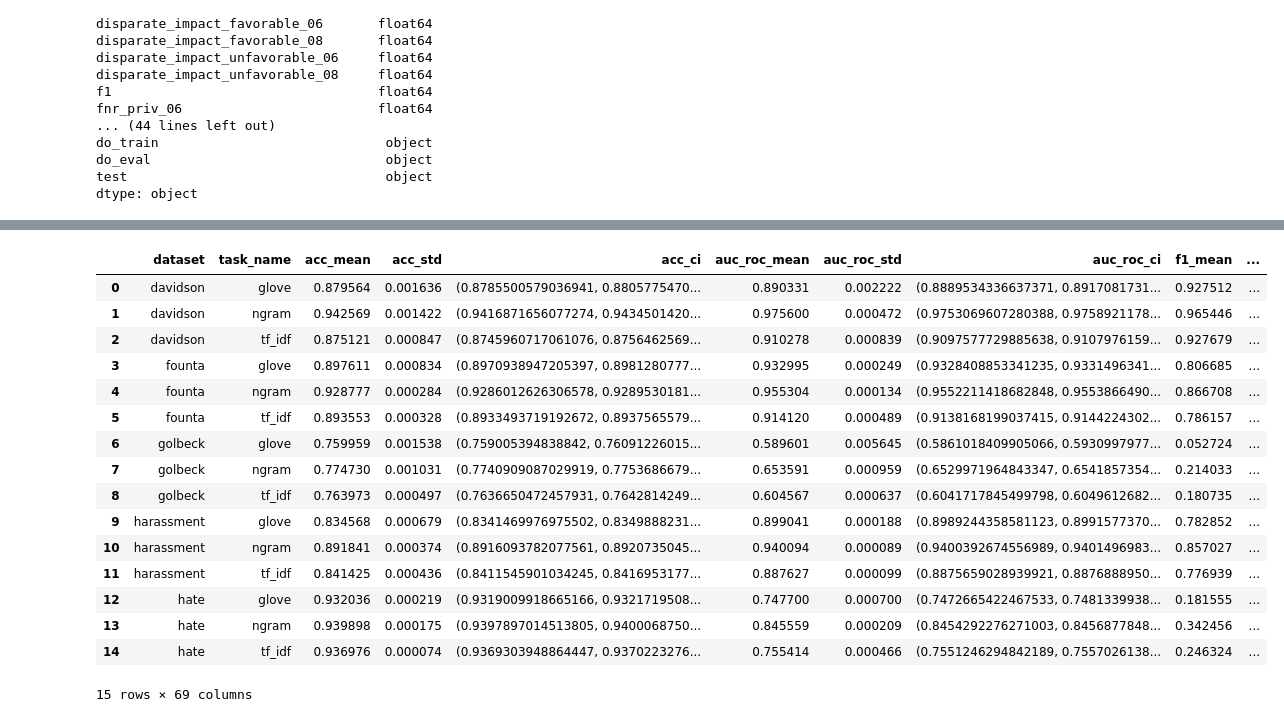
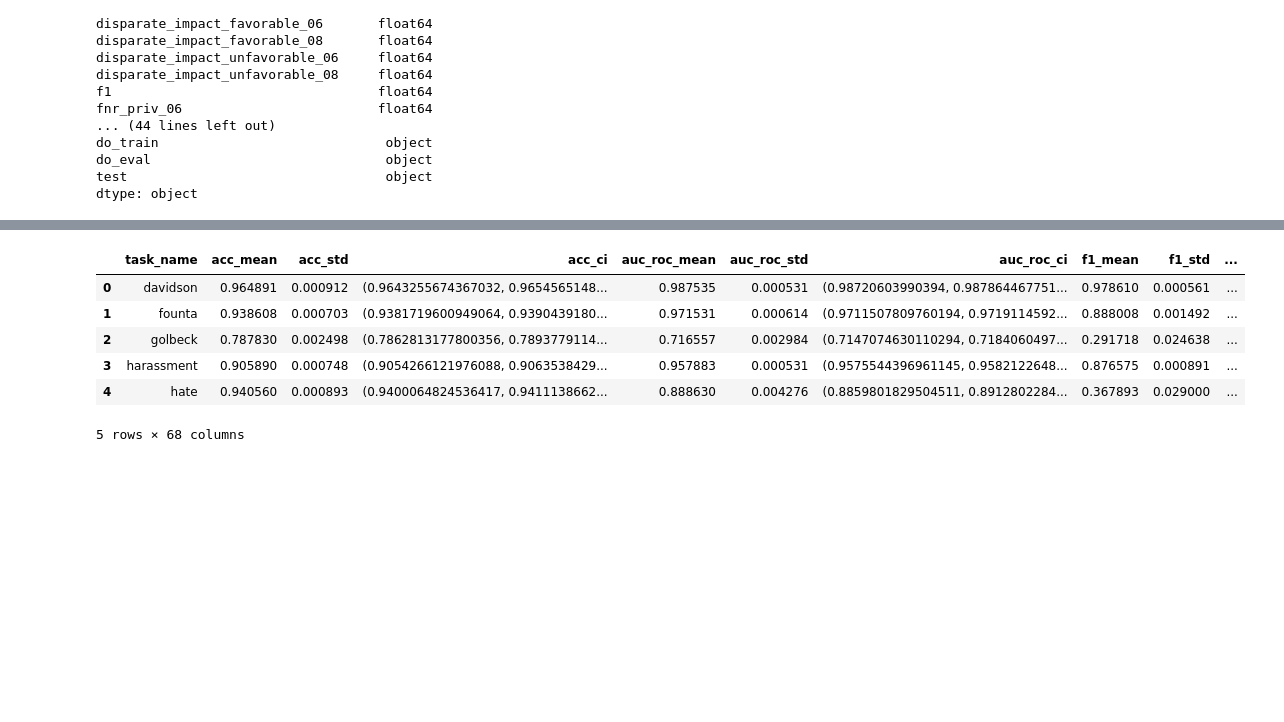
Before and after one commit to matanhalevy/DebiasingHateDetectionAAE, a Jupyter notebook: notebooks/gridsearch_results_expl.ipynb, the cells around one changed output, grey strips where cells are left out. Saved outputs shown, nothing was run; the diff lists cells and outputs as text; code cells hidden in the pictures; blank space fills up the shorter version.

```diff
--- a/notebooks/gridsearch_results_expl.ipynb
+++ b/notebooks/gridsearch_results_expl.ipynb
@@ -145,3 +145,10 @@ do_train                             object
 do_eval                              object
 test                                 object
 dtype: object
+# %%
+f = pd.read_csv(
+                    filepath_or_buffer=f'{root}bert_oc_results/founta_1/eval_results_0_test_founta.txt',
+                    delimiter='=',
+                    header=None,
+            )
+f
@@ -148,20 +173,25 @@ dtype: object
+# %%
+f.replace(' None', 0, inplace=True)
+f[1] = f[1].astype(float)
 # %%
 # seeds aggregate
 
 result_val = None
 result_test = None
-pattern_dev = 'eval_results_dev'
-pattern_test = 'eval_results_test'
-for subdir in os.listdir(f'{root}log_reg_results'):
-    for file in os.listdir(f'{root}log_reg_results/{subdir}/'):
+pattern_dev = 'eval_results_0_dev'
+pattern_test = 'eval_results_0_test'
+for subdir in os.listdir(f'{root}bert_oc_results'):
+    for file in os.listdir(f'{root}bert_oc_results/{subdir}/'):
         if re.match(pattern_dev, file):
+            # print(f'{root}bert_oc_results/{subdir}/{file}')
             f = pd.read_csv(
-                    filepath_or_buffer=f'{root}log_reg_results/{subdir}/{file}',
+                    filepath_or_buffer=f'{root}bert_oc_results/{subdir}/{file}',
                     delimiter='=',
                     header=None,
                 )
+            f.replace(' None', 0, inplace=True)
             f[1] = f[1].astype(float)
-            args = pd.read_json(f'{root}log_reg_results/{subdir}/args.json', typ='series', dtype=str)
+            args = pd.read_json(f'{root}bert_oc_results/{subdir}/args.json', typ='series', dtype=str)
             args = args.to_frame().reset_index().rename(columns={"index": 0, 0: 1})
             f = pd.concat([f, args], ignore_index=True)
             f.set_index(0, inplace=True)
@@ -171,13 +201,15 @@ for subdir in os.listdir(f'{root}log_reg_results'):
             else:
                 result_val = pd.concat([result_val, f], ignore_index=True, sort=False)
         elif re.match(pattern_test, file):
+            # print(f'{root}bert_oc_results/{subdir}/{file}')
             f = pd.read_csv(
-                    filepath_or_buffer=f'{root}log_reg_results/{subdir}/{file}',
+                    filepath_or_buffer=f'{root}bert_oc_results/{subdir}/{file}',
                     delimiter='=',
                     header=None,
             )
+            f.replace(' None', 0, inplace=True)
             f[1] = f[1].astype(float)
-            args = pd.read_json(f'{root}log_reg_results/{subdir}/args.json', typ='series', dtype=str)
+            args = pd.read_json(f'{root}bert_oc_results/{subdir}/args.json', typ='series', dtype=str)
             args = args.to_frame().reset_index().rename(columns={"index": 0, 0: 1})
             f = pd.concat([f, args], ignore_index=True)
             f.set_index(0, inplace=True)
@@ -235,5 +267,5 @@ result_val[['acc ', 'auc_roc ', 'disparate_impact_favorable_06 ',
        'recall ', 'unpriv_n_06 ', 'unpriv_n_08 ', 'unpriv_ratio_favorable_06 ',
        'unpriv_ratio_favorable_08 ', 'unpriv_ratio_unfavorable_06 ',
        'unpriv_ratio_unfavorable_08 ', 'unpriv_total_06 ', 'unpriv_total_08 ',]].astype(float)
-result_val.to_csv(f'{root}/log_reg_stats/val_results_raw.csv', index=False)
-result_test.to_csv(f'{root}/log_reg_stats/test_results_raw.csv', index=False)
+result_val.to_csv(f'{root}/bert_expl_stats/oc_val_results_raw.csv', index=False)
+result_test.to_csv(f'{root}/bert_expl_stats/oc_test_results_raw.csv', index=False)
@@ -318,5 +356,5 @@ dtype: object
 # %%
-temp_dev = result_val.groupby(['dataset', 'task_name']).agg(
+temp_dev = result_val.groupby(['task_name']).agg(
     acc_mean=('acc ', 'mean'),
     acc_std=('acc ', 'std'),
     acc_ci=('acc ', ci_sample),
@@ -359,49 +397,39 @@ temp_dev = result_val.groupby(['dataset', 'task_name']).agg(
     fnr_unpriv_06_mean=('fnr_unpriv_06 ', np.mean),
     fnr_unpriv_06_std=('fnr_unpriv_06 ', np.std),
     fnr_unpriv_06_ci=('fnr_unpriv_06 ', ci_sample),
     fnr_unpriv_08_mean=('fnr_unpriv_08 ', np.mean),
     fnr_unpriv_08_std=('fnr_unpriv_08 ', np.std),
     fnr_unpriv_08_ci=('fnr_unpriv_08 ', ci_sample),
     fpr_priv_06_mean=('fpr_priv_06 ', np.mean),
     fpr_priv_06_std=('fpr_priv_06 ', np.std),
     fpr_priv_06_ci=('fpr_priv_06 ', ci_sample),
     fpr_priv_08_mean=('fpr_priv_08 ', np.mean),
     fpr_priv_08_std=('fpr_priv_08 ', np.std),
     fpr_priv_08_ci=('fpr_priv_08 ', ci_sample),
     fpr_total_06_mean=('fpr_total_06 ', np.mean),
     fpr_total_06_std=('fpr_total_06 ', np.std),
     fpr_total_06_ci=('fpr_total_06 ', ci_sample),
     fpr_total_08_mean=('fpr_total_08 ', np.mean),
     fpr_total_08_std=('fpr_total_08 ', np.std),
     fpr_total_08_ci=('fpr_total_08 ', ci_sample),
     fpr_unpriv_06_mean=('fpr_unpriv_06 ', np.mean),
     fpr_unpriv_06_std=('fpr_unpriv_06 ', np.std),
     fpr_unpriv_06_ci=('fpr_unpriv_06 ', ci_sample),
     fpr_unpriv_08_mean=('fpr_unpriv_08 ', np.mean),
     fpr_unpriv_08_std=('fpr_unpriv_08 ', np.std),
     fpr_unpriv_08_ci=('fpr_unpriv_08 ', ci_sample),
     priv_n_06=('priv_n_06 ', np.median),
     priv_n_08=('priv_n_08 ', np.median),
     unpriv_n_06=('unpriv_n_06 ', np.median),
     unpriv_n_08=('unpriv_n_08 ', np.median),
-).reset_index().sort_values(by=['dataset', 'task_name'])
-temp_dev.to_csv(f'{root}/log_reg_stats/dev_agg_seed_results.csv', index=False)
+).reset_index().sort_values(by=['task_name'])
+temp_dev.to_csv(f'{root}/bert_expl_stats/bert_oc_dev_agg_seed_results.csv', index=False)
 temp_dev
 # %% [output]
-|  | dataset | task_name | acc_mean | acc_std | acc_ci | auc_roc_mean | auc_roc_std | auc_roc_ci | f1_mean | ... |
-| 0 | davidson | glove | 0.879564 | 0.001636 | (0.8785500579036941, 0.8805775470... | 0.890331 | 0.002222 | (0.8889534336637371, 0.8917081731... | 0.927512 | ... |
-| 1 | davidson | ngram | 0.942569 | 0.001422 | (0.9416871656077274, 0.9434501420... | 0.975600 | 0.000472 | (0.9753069607280388, 0.9758921178... | 0.965446 | ... |
-| 2 | davidson | tf_idf | 0.875121 | 0.000847 | (0.8745960717061076, 0.8756462569... | 0.910278 | 0.000839 | (0.9097577729885638, 0.9107976159... | 0.927679 | ... |
-| 3 | founta | glove | 0.897611 | 0.000834 | (0.8970938947205397, 0.8981280777... | 0.932995 | 0.000249 | (0.9328408853341235, 0.9331496341... | 0.806685 | ... |
-| 4 | founta | ngram | 0.928777 | 0.000284 | (0.9286012626306578, 0.9289530181... | 0.955304 | 0.000134 | (0.9552211418682848, 0.9553866490... | 0.866708 | ... |
-| 5 | founta | tf_idf | 0.893553 | 0.000328 | (0.8933493719192672, 0.8937565579... | 0.914120 | 0.000489 | (0.9138168199037415, 0.9144224302... | 0.786157 | ... |
-| 6 | golbeck | glove | 0.759959 | 0.001538 | (0.759005394838842, 0.76091226015... | 0.589601 | 0.005645 | (0.5861018409905066, 0.5930997977... | 0.052724 | ... |
-| 7 | golbeck | ngram | 0.774730 | 0.001031 | (0.7740909087029919, 0.7753686679... | 0.653591 | 0.000959 | (0.6529971964843347, 0.6541857354... | 0.214033 | ... |
-| 8 | golbeck | tf_idf | 0.763973 | 0.000497 | (0.7636650472457931, 0.7642814249... | 0.604567 | 0.000637 | (0.6041717845499798, 0.6049612682... | 0.180735 | ... |
-| 9 | harassment | glove | 0.834568 | 0.000679 | (0.8341469976975502, 0.8349888231... | 0.899041 | 0.000188 | (0.8989244358581123, 0.8991577370... | 0.782852 | ... |
-| 10 | harassment | ngram | 0.891841 | 0.000374 | (0.8916093782077561, 0.8920735045... | 0.940094 | 0.000089 | (0.9400392674556989, 0.9401496983... | 0.857027 | ... |
-| 11 | harassment | tf_idf | 0.841425 | 0.000436 | (0.8411545901034245, 0.8416953177... | 0.887627 | 0.000099 | (0.8875659028939921, 0.8876888950... | 0.776939 | ... |
-| 12 | hate | glove | 0.932036 | 0.000219 | (0.9319009918665166, 0.9321719508... | 0.747700 | 0.000700 | (0.7472665422467533, 0.7481339938... | 0.181555 | ... |
-| 13 | hate | ngram | 0.939898 | 0.000175 | (0.9397897014513805, 0.9400068750... | 0.845559 | 0.000209 | (0.8454292276271003, 0.8456877848... | 0.342456 | ... |
-| 14 | hate | tf_idf | 0.936976 | 0.000074 | (0.9369303948864447, 0.9370223276... | 0.755414 | 0.000466 | (0.7551246294842189, 0.7557026138... | 0.246324 | ... |
+|  | task_name | acc_mean | acc_std | acc_ci | auc_roc_mean | auc_roc_std | auc_roc_ci | f1_mean | f1_std | ... |
+| 0 | davidson | 0.964891 | 0.000912 | (0.9643255674367032, 0.9654565148... | 0.987535 | 0.000531 | (0.98720603990394, 0.987864467751... | 0.978610 | 0.000561 | ... |
+| 1 | founta | 0.938608 | 0.000703 | (0.9381719600949064, 0.9390439180... | 0.971531 | 0.000614 | (0.9711507809760194, 0.9719114592... | 0.888008 | 0.001492 | ... |
+| 2 | golbeck | 0.787830 | 0.002498 | (0.7862813177800356, 0.7893779114... | 0.716557 | 0.002984 | (0.7147074630110294, 0.7184060497... | 0.291718 | 0.024638 | ... |
+| 3 | harassment | 0.905890 | 0.000748 | (0.9054266121976088, 0.9063538429... | 0.957883 | 0.000531 | (0.9575544396961145, 0.9582122648... | 0.876575 | 0.000891 | ... |
+| 4 | hate | 0.940560 | 0.000893 | (0.9400064824536417, 0.9411138662... | 0.888630 | 0.004276 | (0.8859801829504511, 0.8912802284... | 0.367893 | 0.029000 | ... |
-15 rows × 69 columns
+5 rows × 68 columns
```
Also changed, not shown: parts of 10 cells of this notebook, 11 other files.
